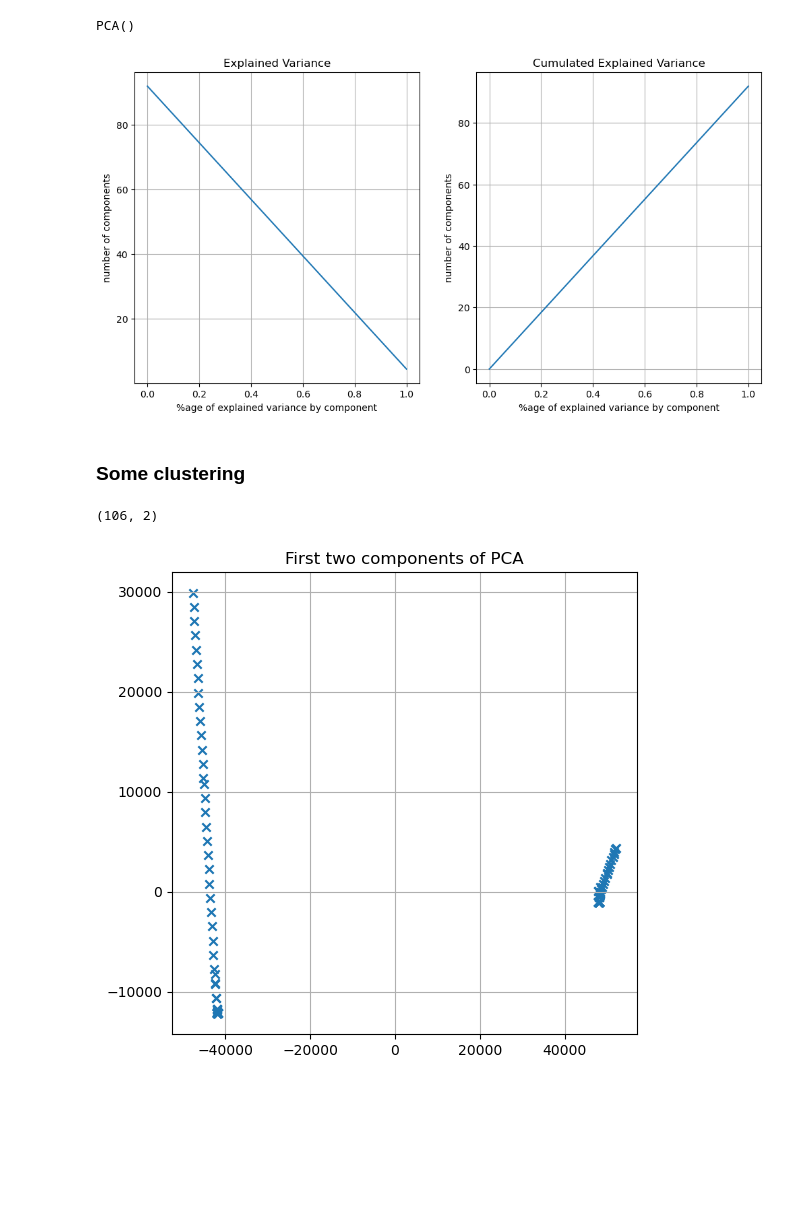
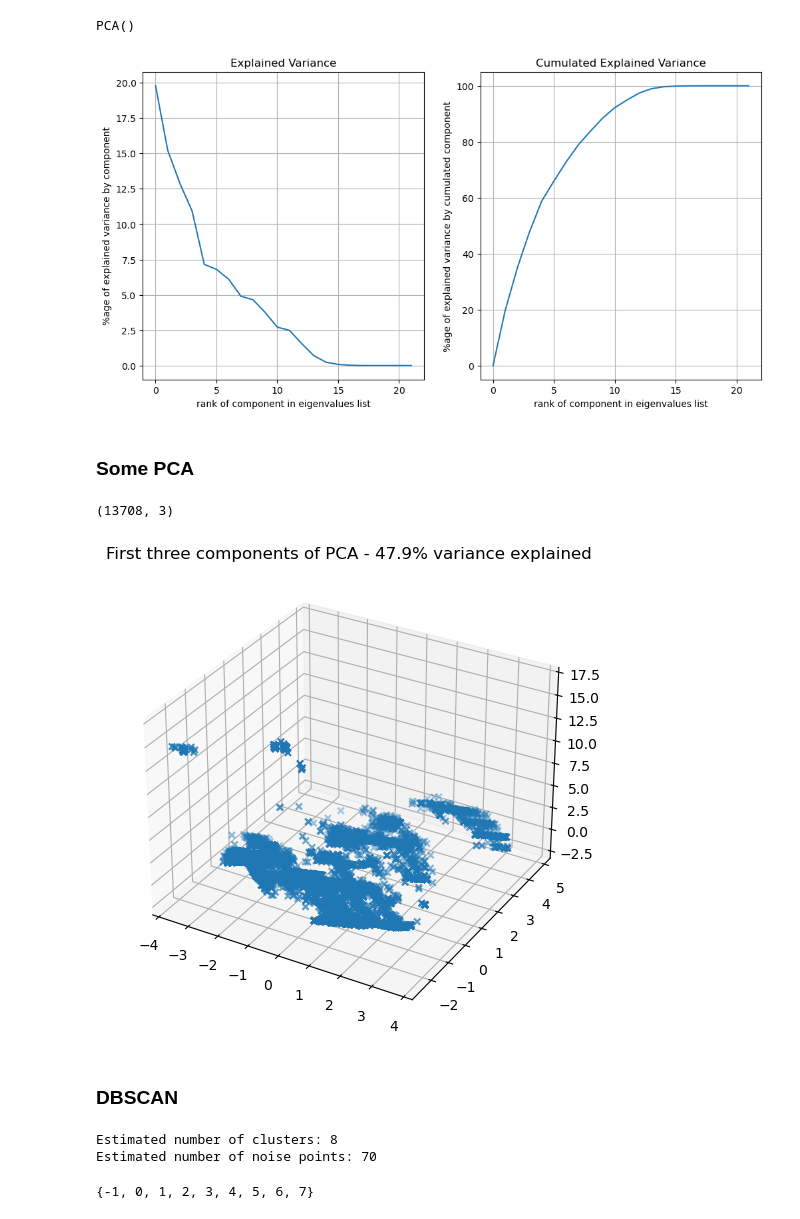
Before and after one commit to BenjaminDeporte/Cyber, a Jupyter notebook: code/Traitement_dataframes.ipynb, the cells around one changed output. Saved outputs shown, nothing was run; the diff lists cells and outputs as text; code cells hidden in the pictures; blank space fills up the shorter version.

Commit message:
dbscan

```diff
--- a/code/Traitement_dataframes.ipynb
+++ b/code/Traitement_dataframes.ipynb
@@ -38,7 +38,7 @@ logger.info("-------- new run traitement dataframes--------")
 ### Load dataframe
 # %%
 DIRDATAFRAMES = '/home/benjamin/Folders_Python/Cyber/data/dataframes/'
-dfname = 'test.pcap.pkl'
+dfname = 'smallFlows.pcap.pkl'
 # %%
 filename = DIRDATAFRAMES + dfname
 df = pd.read_pickle(filename)
@@ -236,5 +237,7 @@ from sklearn.decomposition import PCA
 # %%
 X = df_tcp.to_numpy()[:,:-1].astype(float)
+scaler = StandardScaler()
+X = scaler.fit_transform(X)
 
 pca = PCA()
 pca.fit(X)
@@ -242,37 +245,62 @@ pca.fit(X)
 PCA()
 # %%
 explained_variance_ratio = pca.explained_variance_ratio_
+cumul_explained_variance_ratio = np.array([ np.sum(explained_variance_ratio[:i]) for i in range(len(explained_variance_ratio)) ])
 
-cumul_explained_variance_ratio = np.array([ np.sum(explained_variance_ratio[:i]) for i in range(len(explained_variance_ratio)) ])
+c3 = cumul_explained_variance_ratio[3]
 
 fig, ax = plt.subplots(1,2, figsize=(12,6))
 ax[0].plot(explained_variance_ratio*100)
 ax[0].set_title('Explained Variance')
-ax[0].set_xlabel('%age of explained variance by component')
-ax[0].set_ylabel("number of components")
+ax[0].set_xlabel('rank of component in eigenvalues list')
+ax[0].set_ylabel("%age of explained variance by component")
 ax[0].grid(True)
 
 ax[1].plot(cumul_explained_variance_ratio*100)
 ax[1].set_title('Cumulated Explained Variance')
-ax[1].set_xlabel('%age of explained variance by component')
-ax[1].set_ylabel("number of components")
+ax[1].set_xlabel('rank of component in eigenvalues list')
+ax[1].set_ylabel("%age of explained variance by cumulated component")
 ax[1].grid(True)
 # %% [output]
-[figure, old version]
+[figure, new version]
 # %% [markdown]
-### Some clustering
+### Some PCA
 # %%
-pca = PCA(n_components=2)
+pca = PCA(n_components=3)
 X_pca = pca.fit_transform(X)
 # %%
 X_pca.shape
 # %% [output]
-(106, 2)
+(13708, 3)
 # %%
-fig, ax = plt.subplots(figsize=(6,6))
+fig = plt.figure(figsize=(6,6))
 
-ax.scatter( X_pca[:,0], X_pca[:,1], marker='x' )
-ax.set_title('First two components of PCA')
+ax = fig.add_subplot(projection='3d')
+
+ax.scatter( X_pca[:,0], X_pca[:,1], X_pca[:,2], marker='x' )
+ax.set_title(f'First three components of PCA - {c3*100:.1f}% variance explained')
 ax.grid(True)
 # %% [output]
-[figure, old version]
+[figure, new version]
+# %% [markdown]
+### DBSCAN
+# %%
+from sklearn.cluster import DBSCAN
+
+db = DBSCAN(eps=.5, min_samples=10).fit(X_pca)
+labels = db.labels_
+unique_labels = set(labels)
+
+# Number of clusters in labels, ignoring noise if present.
+n_clusters_ = len(set(labels)) - (1 if -1 in labels else 0)
+n_noise_ = list(labels).count(-1)
+
+print("Estimated number of clusters: %d" % n_clusters_)
+print("Estimated number of noise points: %d" % n_noise_)
+# %% [output]
+Estimated number of clusters: 8
+Estimated number of noise points: 70
+# %%
+unique_labels
+# %% [output]
+{-1, 0, 1, 2, 3, 4, 5, 6, 7}
```
Also changed, not shown: parts of 11 cells of this notebook, 1 other file.
